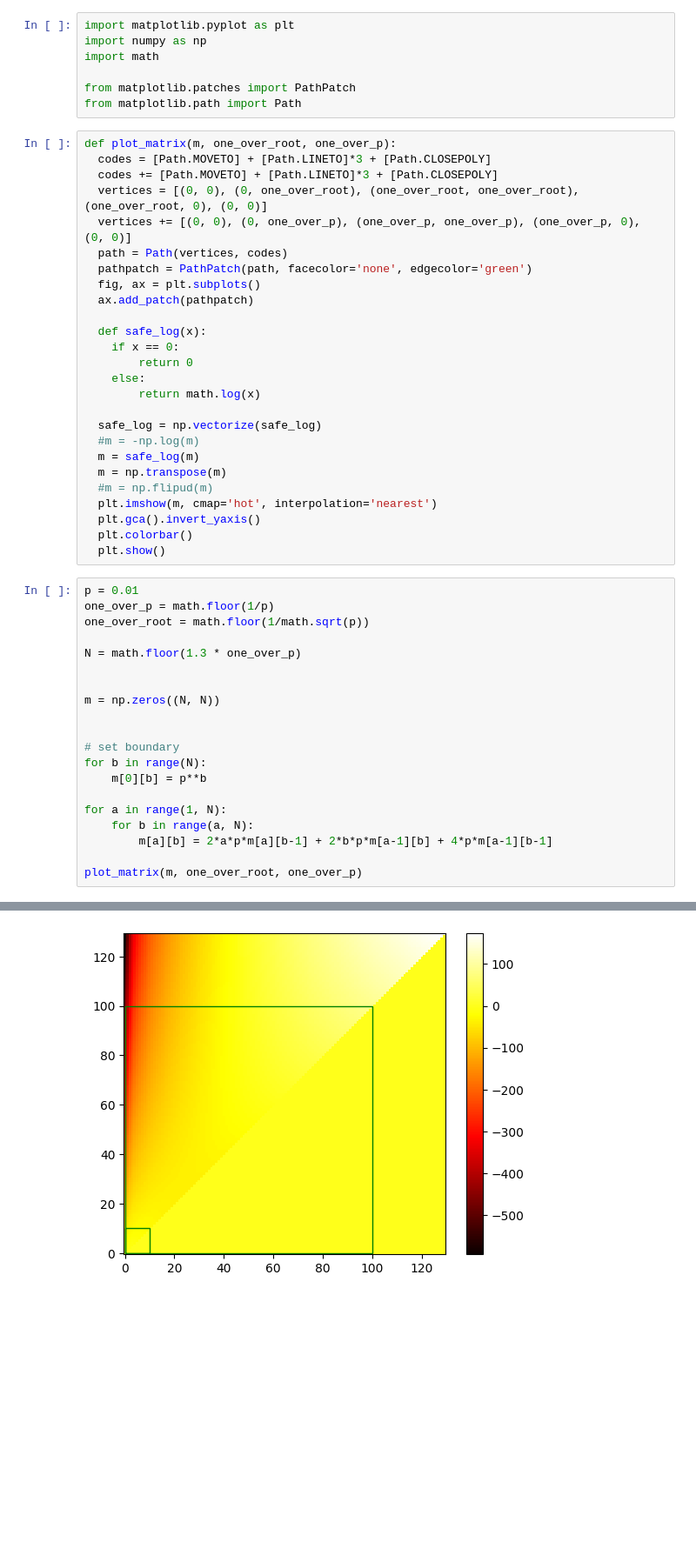
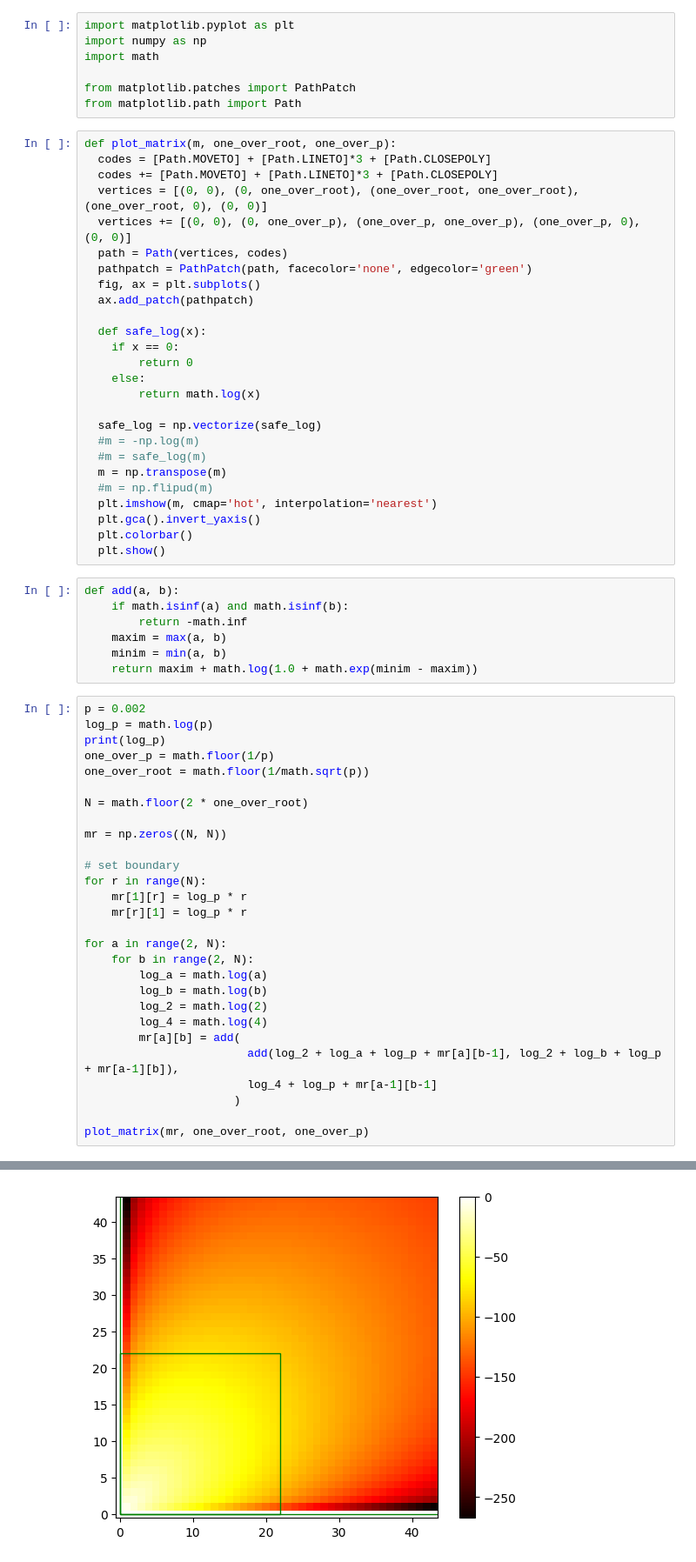
Before and after one commit to augustoteixeira/bootstrap, a Jupyter notebook: py_local_modified/Untitled.ipynb, the cells around one changed output, grey strips where cells are left out. Shown at 87% size. Drawn from its saved outputs; the diff is of its cells as text; blank space fills up the shorter version.

```diff
--- a/py_local_modified/Untitled.ipynb
+++ b/py_local_modified/Untitled.ipynb
@@ -24,31 +24,46 @@ def plot_matrix(m, one_over_root, one_over_p):
 
   safe_log = np.vectorize(safe_log)
   #m = -np.log(m)
-  m = safe_log(m)
+  #m = safe_log(m)
   m = np.transpose(m)
   #m = np.flipud(m)
   plt.imshow(m, cmap='hot', interpolation='nearest')
   plt.gca().invert_yaxis()
   plt.colorbar()
   plt.show()
+# %%
+def add(a, b):
+    if math.isinf(a) and math.isinf(b):
+        return -math.inf
+    maxim = max(a, b)
+    minim = min(a, b)
+    return maxim + math.log(1.0 + math.exp(minim - maxim))
 # %%
-p = 0.01
+p = 0.002
+log_p = math.log(p)
+print(log_p)
 one_over_p = math.floor(1/p)
 one_over_root = math.floor(1/math.sqrt(p))
 
-N = math.floor(1.3 * one_over_p)
+N = math.floor(2 * one_over_root)
 
-
-m = np.zeros((N, N))
-
+mr = np.zeros((N, N))
 
 # set boundary
-for b in range(N):
-    m[0][b] = p**b
+for r in range(N):
+    mr[1][r] = log_p * r
+    mr[r][1] = log_p * r
 
-for a in range(1, N):
-    for b in range(a, N):
-        m[a][b] = 2*a*p*m[a][b-1] + 2*b*p*m[a-1][b] + 4*p*m[a-1][b-1]
+for a in range(2, N):
+    for b in range(2, N):
+        log_a = math.log(a)
+        log_b = math.log(b)
+        log_2 = math.log(2)
+        log_4 = math.log(4)
+        mr[a][b] = add(
+                        add(log_2 + log_a + log_p + mr[a][b-1], log_2 + log_b + log_p + mr[a-1][b]),
+                        log_4 + log_p + mr[a-1][b-1]
+                      )
 
-plot_matrix(m, one_over_root, one_over_p)
+plot_matrix(mr, one_over_root, one_over_p)
 # %% [output]
@@ -55 +71 @@ plot_matrix(m, one_over_root, one_over_p)
-[figure, old version]
+[figure, new version]
```
Also changed, not shown: parts of 4 cells of this notebook.
